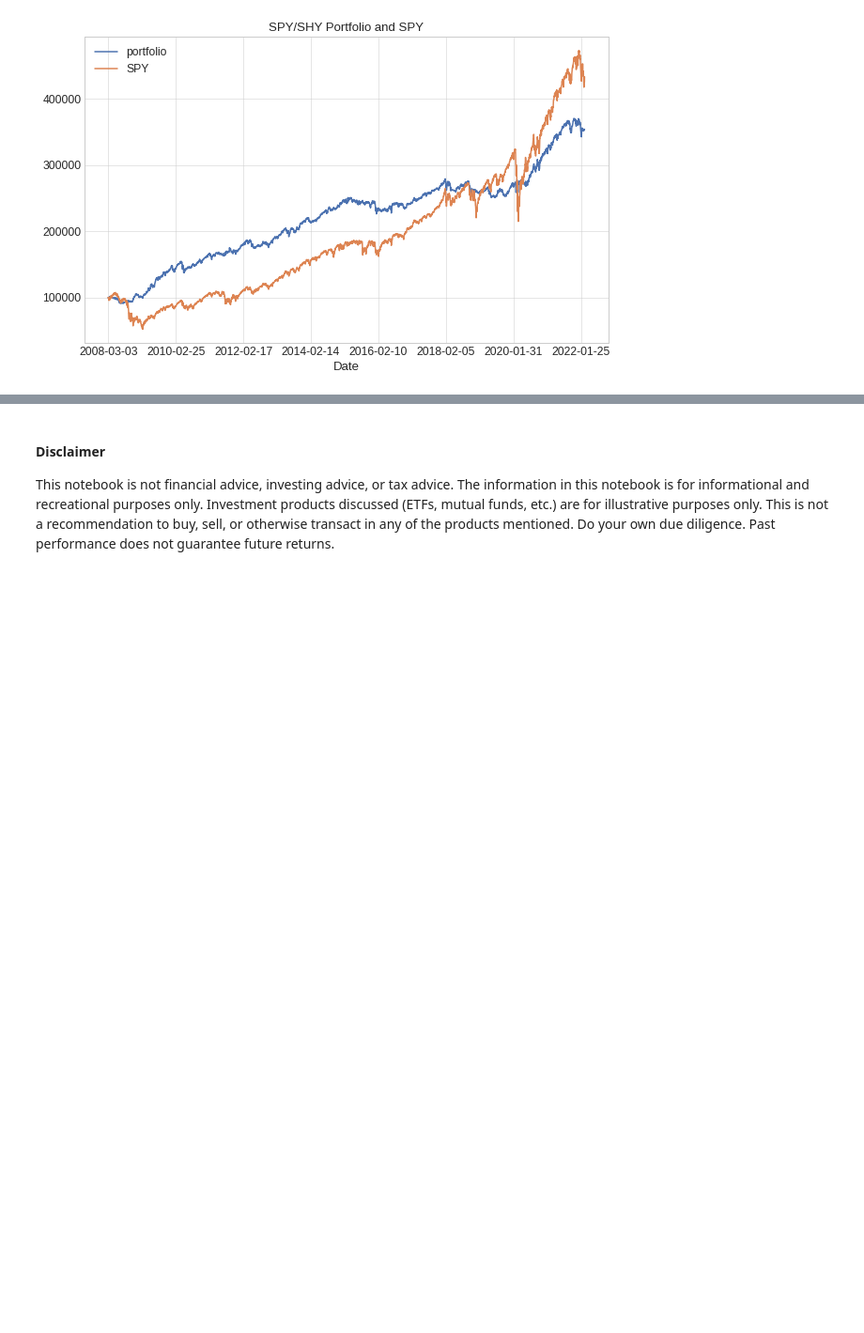
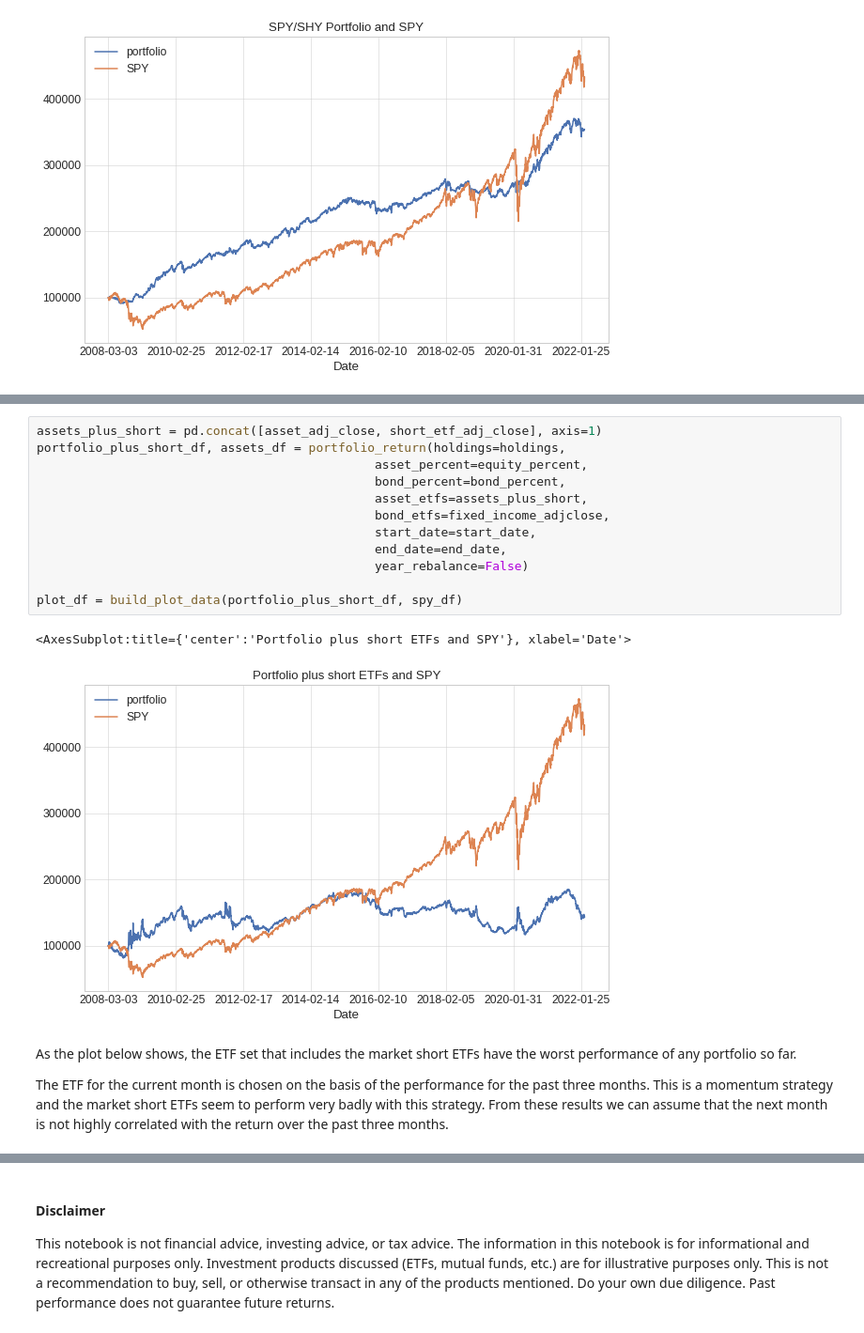
Before and after one commit to IanLKaplan/twelve_percent, a Jupyter notebook: twelve_percent.ipynb, the cells around one changed output, grey strips where cells are left out. Shown: that part at 94% size. Saved outputs shown, nothing was run; the diff lists cells and outputs as text; blank space fills up the shorter version.

```diff
--- a/twelve_percent.ipynb
+++ b/twelve_percent.ipynb
@@ -995,0 +1362,26 @@ in performance which may explain this result.
+# %%
+assets_plus_short = pd.concat([asset_adj_close, short_etf_adj_close], axis=1)
+portfolio_plus_short_df, assets_df = portfolio_return(holdings=holdings,
+                                              asset_percent=equity_percent,
+                                              bond_percent=bond_percent,
+                                              asset_etfs=assets_plus_short,
+                                              bond_etfs=fixed_income_adjclose,
+                                              start_date=start_date,
+                                              end_date=end_date,
+                                              year_rebalance=False)
+
+plot_df = build_plot_data(portfolio_plus_short_df, spy_df)
+# %% [output]
+<AxesSubplot:title={'center':'Portfolio plus short ETFs and SPY'}, xlabel='Date'>
+[figure, added]
+# %% [markdown]
+<p>
+As the plot below shows, the ETF set that includes the market short ETFs have the worst
+performance of any portfolio so far.
+</p>
+<p>
+The ETF for the current month is chosen on the basis of the performance for the past
+three months.  This is a momentum strategy and the market short ETFs seem to perform
+very badly with this strategy. From these results we can assume that the next month
+is not highly correlated with the return over the past three months.
+</p>
```
Also changed, not shown: parts of 14 cells of this notebook, 1 other file.
